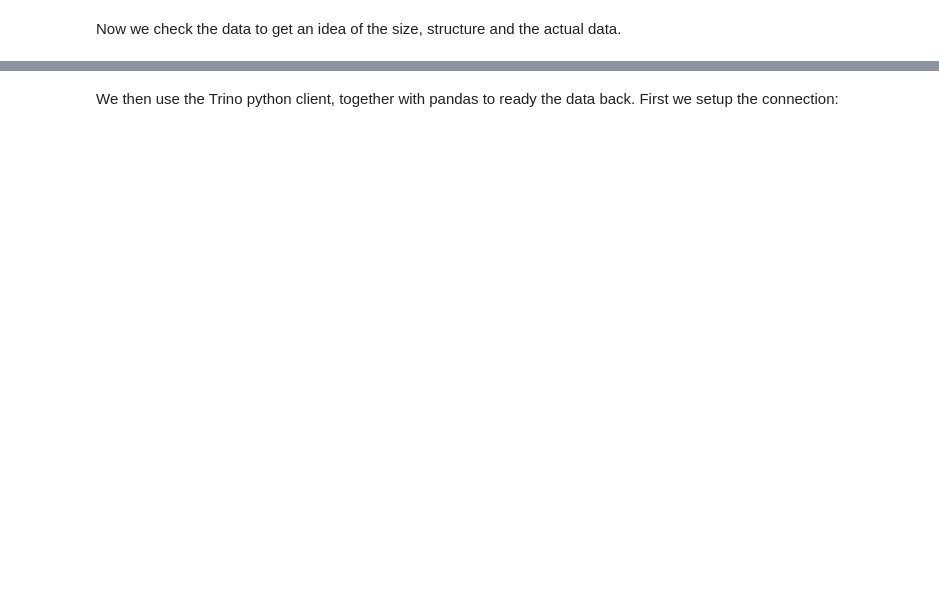
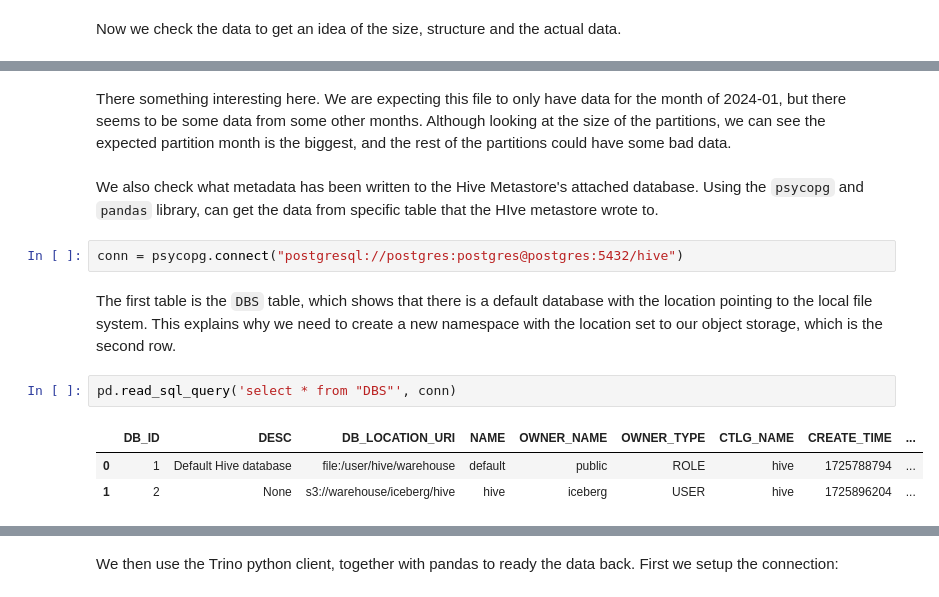
Before and after one commit to binayakd/exploring-apache-iceberg, a Jupyter notebook: workspace/01-iceberg-hive.ipynb, the cells around one changed output, grey strips where cells are left out. Saved outputs shown, nothing was run; the diff lists cells and outputs as text; blank space fills up the shorter version.

```diff
--- a/workspace/01-iceberg-hive.ipynb
+++ b/workspace/01-iceberg-hive.ipynb
@@ -97,0 +136,14 @@ We then check the data saved to Minio.
+# %% [markdown]
+There something interesting here. We are expecting this file to only have data for the month of 2024-01, but there seems to be some data from some other months. Although looking at the size of the partitions, we can see the expected partition month is the biggest, and the rest of the partitions could have some bad data.
+# %% [markdown]
+We also check what metadata has been written to the Hive Metastore's attached database. Using the `psycopg` and `pandas` library, can get the data from specific table that the HIve metastore wrote to.
+# %%
+conn = psycopg.connect("postgresql://postgres:postgres@postgres:5432/hive")
+# %% [markdown]
+The first table is the `DBS` table, which shows that there is a default database with the location pointing to the local file system. This explains why we need to create a new namespace with the location set to our object storage, which is the second row.
+# %%
+pd.read_sql_query('select * from "DBS"', conn)
+# %% [output]
+|  | DB_ID | DESC | DB_LOCATION_URI | NAME | OWNER_NAME | OWNER_TYPE | CTLG_NAME | CREATE_TIME | ... |
+| 0 | 1 | Default Hive database | file:/user/hive/warehouse | default | public | ROLE | hive | 1725788794 | ... |
+| 1 | 2 | None | s3://warehouse/iceberg/hive | hive | iceberg | USER | hive | 1725896204 | ... |
```
Also changed, not shown: parts of 39 cells of this notebook, 10 other files.
